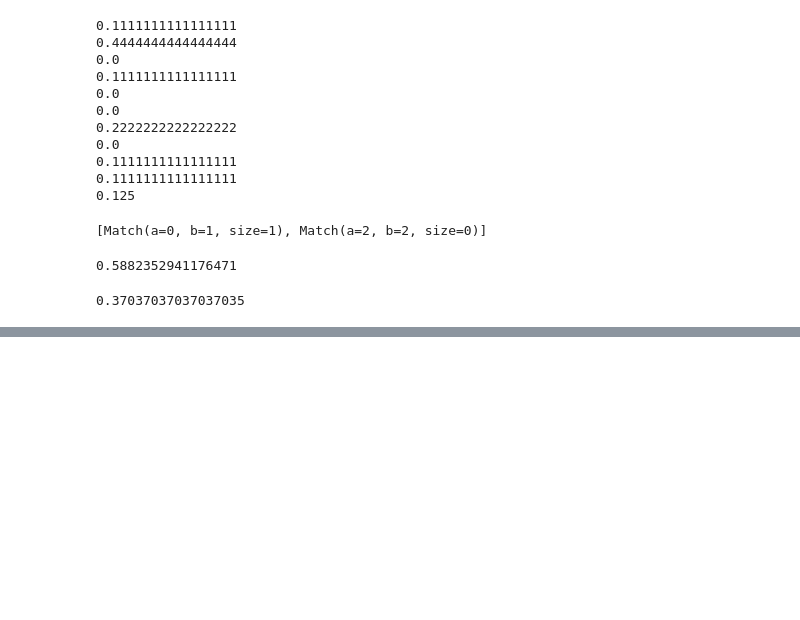
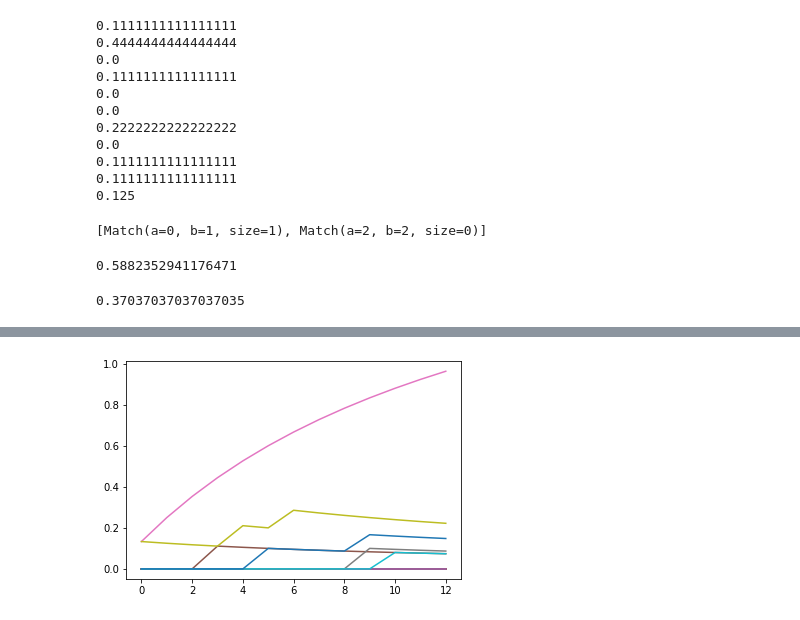
Before and after one commit to DAHYUN-HAN/Speech_to_Text, a Jupyter notebook: text_similarity.ipynb, the cells around one changed output, grey strips where cells are left out. Saved outputs shown, nothing was run; the diff lists cells and outputs as text; code cells hidden in the pictures; blank space fills up the shorter version.

```diff
--- a/text_similarity.ipynb
+++ b/text_similarity.ipynb
@@ -929,3 +929,7 @@ new_s2 = new_s2.replace(".", "")
 print(SequenceMatcher(None, new_s1, new_s2).ratio())
 # %% [output]
 0.37037037037037035
+# %%
+with open('conti_script_print.txt', 'r') as f:
+    data = f.read()
+file_list = data.splitlines()
@@ -931,0 +954,4 @@ print(SequenceMatcher(None, new_s1, new_s2).ratio())
+# %%
+result_list = []
+# %%
+result_list.append(similarity3(file_list[0:11], '하느님이보우하사우리나라만세무궁화삼천리화려강산'))
@@ -931,0 +974,11 @@ print(SequenceMatcher(None, new_s1, new_s2).ratio())
+# %%
+s1 = result_list[:13]
+# %%
+from matplotlib import pyplot as plt
+
+plt.plot(s1)
+name = '한국말'
+plt.savefig('similarity_graph/'+name+'.png')
+# plt.show()
+# %% [output]
+[figure, added]
```
Also changed, not shown: parts of 44 cells of this notebook, 3 other files.
